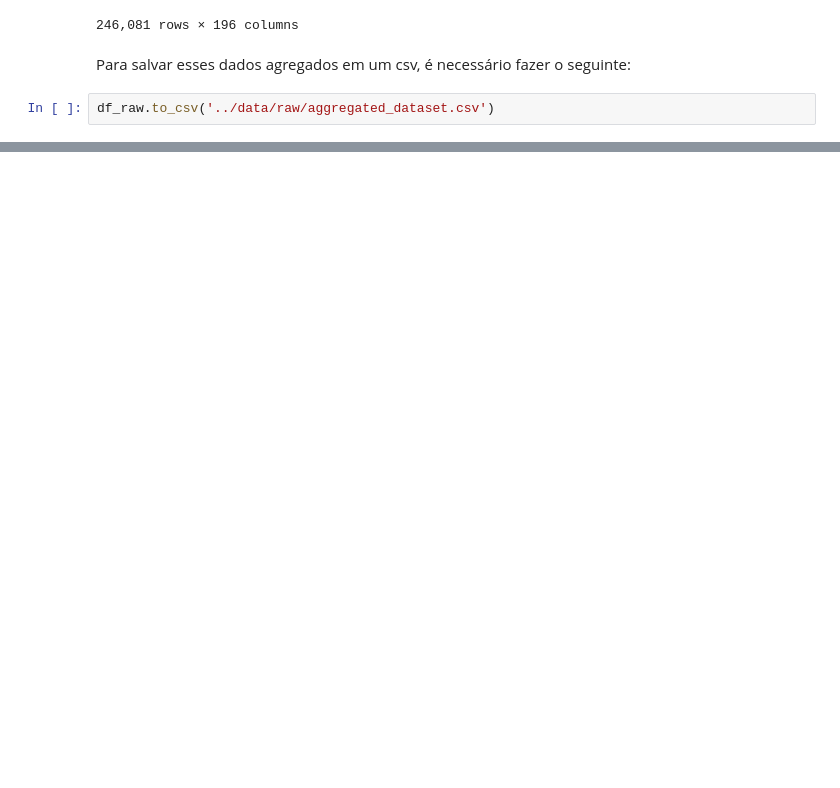
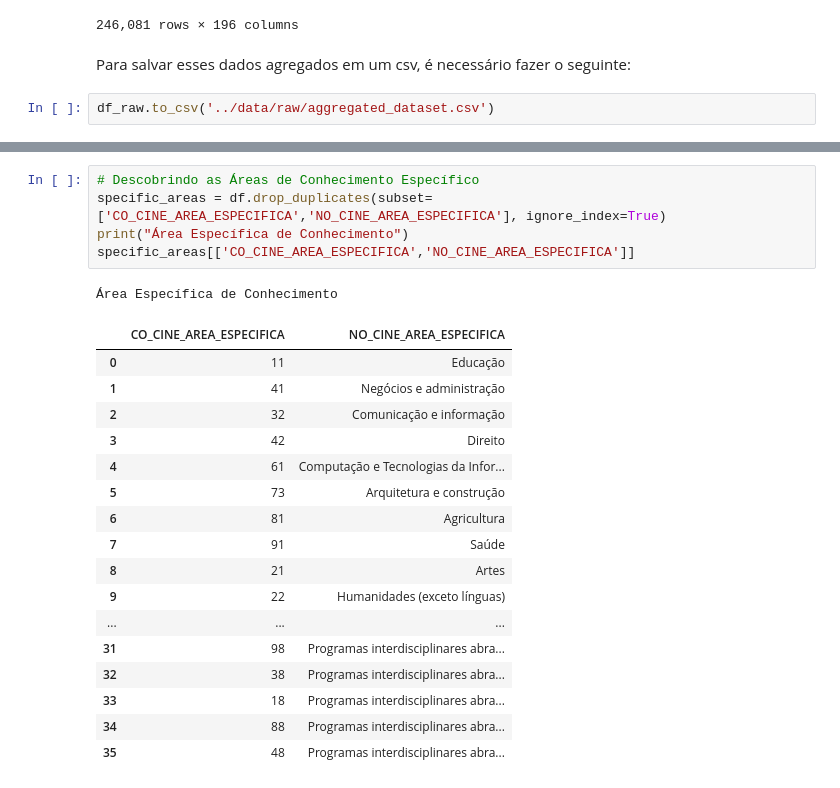
Before and after one commit to lujasmin/alunas, a Jupyter notebook: sections/data_collect.ipynb, the cells around one changed output, grey strips where cells are left out. Drawn from its saved outputs; the diff is of its cells as text; blank space fills up the shorter version.

```diff
--- a/sections/data_collect.ipynb
+++ b/sections/data_collect.ipynb
@@ -59,0 +120,24 @@ Após isso, era necessário entender mais sobre as principais características e
+# %%
+# Descobrindo as Áreas de Conhecimento Específico
+specific_areas = df.drop_duplicates(subset=['CO_CINE_AREA_ESPECIFICA','NO_CINE_AREA_ESPECIFICA'], ignore_index=True)
+print("Área Específica de Conhecimento")
+specific_areas[['CO_CINE_AREA_ESPECIFICA','NO_CINE_AREA_ESPECIFICA']]
+# %% [output]
+Área Específica de Conhecimento
+|  | CO_CINE_AREA_ESPECIFICA | NO_CINE_AREA_ESPECIFICA |
+| 0 | 11 | Educação |
+| 1 | 41 | Negócios e administração |
+| 2 | 32 | Comunicação e informação |
+| 3 | 42 | Direito |
+| 4 | 61 | Computação e Tecnologias da Infor... |
+| 5 | 73 | Arquitetura e construção |
+| 6 | 81 | Agricultura |
+| 7 | 91 | Saúde |
+| 8 | 21 | Artes |
+| 9 | 22 | Humanidades (exceto línguas) |
+| ... | ... | ... |
+| 31 | 98 | Programas interdisciplinares abra... |
+| 32 | 38 | Programas interdisciplinares abra... |
+| 33 | 18 | Programas interdisciplinares abra... |
+| 34 | 88 | Programas interdisciplinares abra... |
+| 35 | 48 | Programas interdisciplinares abra... |
```
Also changed, not shown: parts of 6 cells of this notebook, 1 other file.
